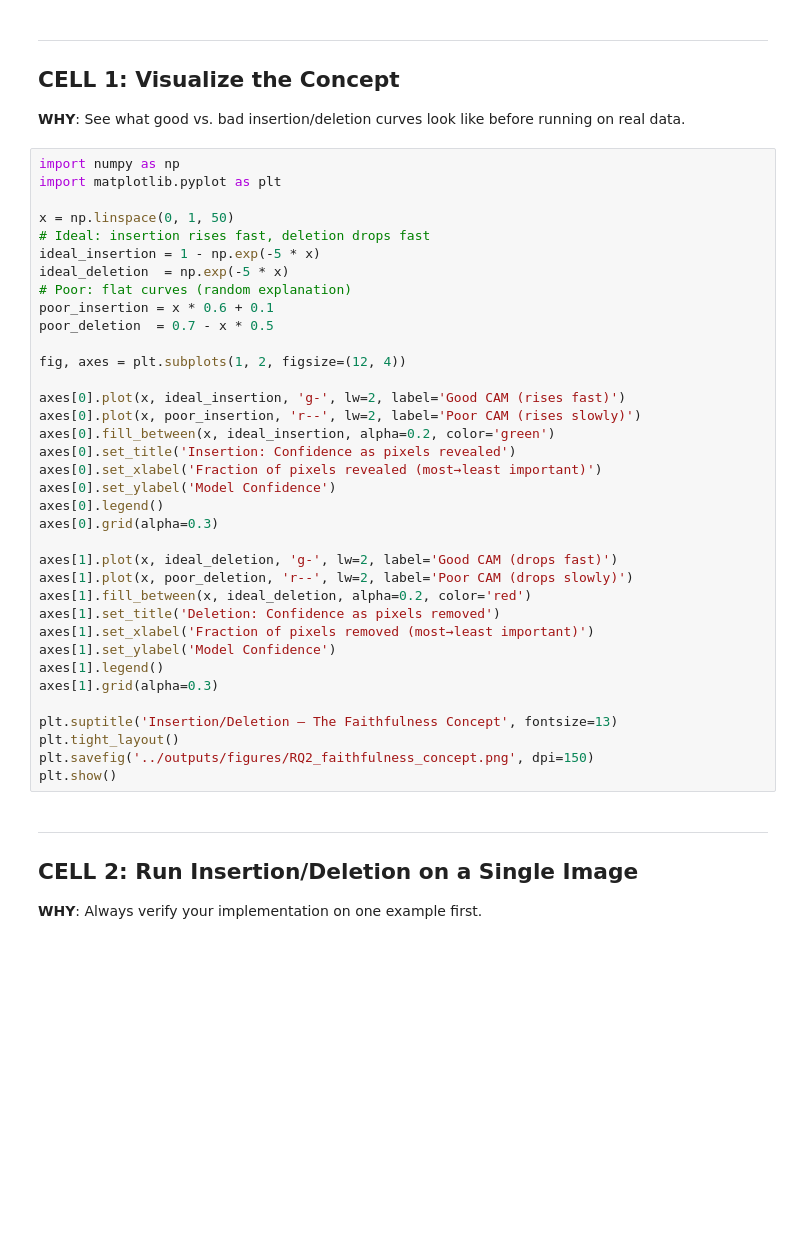
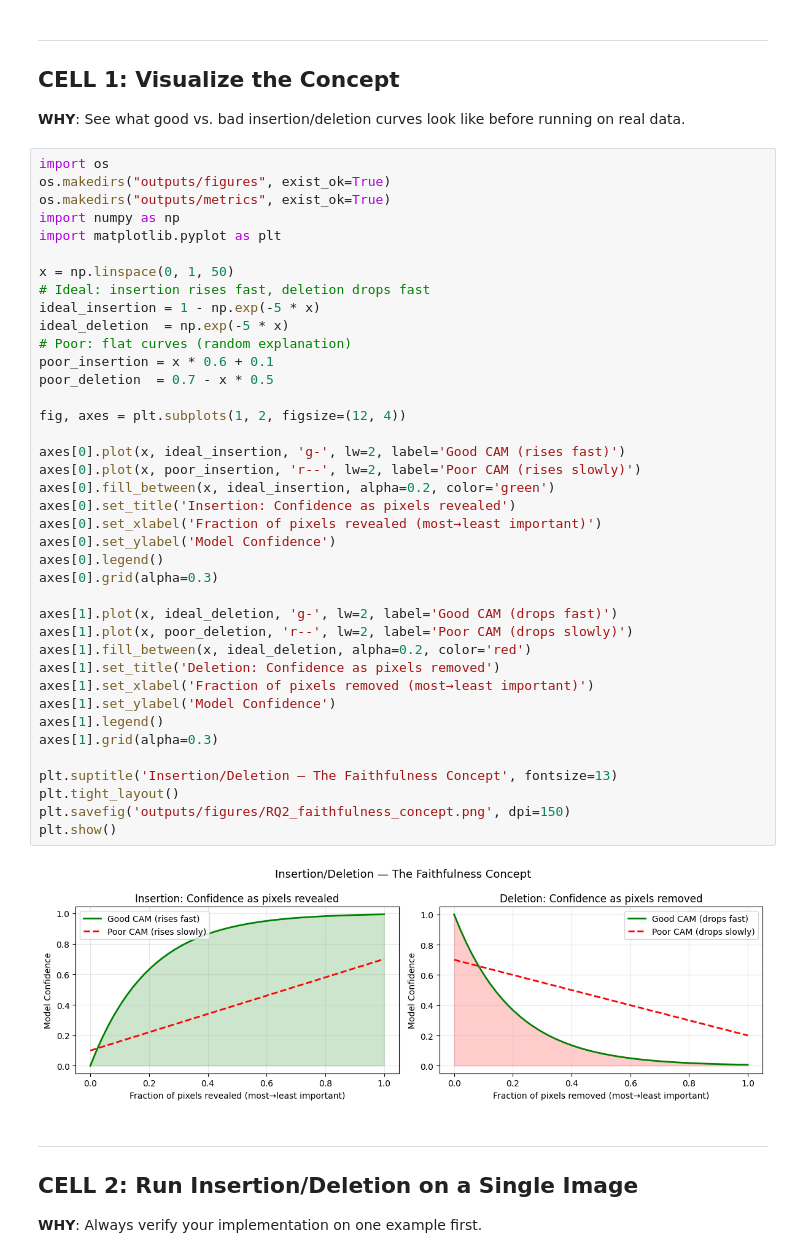
Before and after one commit to saiyudhaplhaomega/Skin_Lesion_Classification_frontend, a Jupyter notebook: notebooks/RQ2_faithfulness.ipynb, the cells around one changed output. Saved outputs shown, nothing was run; the diff lists cells and outputs as text; blank space fills up the shorter version.

```diff
--- a/notebooks/RQ2_faithfulness.ipynb
+++ b/notebooks/RQ2_faithfulness.ipynb
@@ -77,6 +86,9 @@ The model might actually use color, texture, or image artifacts to decide.
 
 **WHY**: See what good vs. bad insertion/deletion curves look like before running on real data.
 # %%
+import os
+os.makedirs("outputs/figures", exist_ok=True)
+os.makedirs("outputs/metrics", exist_ok=True)
 import numpy as np
 import matplotlib.pyplot as plt
 
@@ -84,34 +96,36 @@ x = np.linspace(0, 1, 50)
 # Ideal: insertion rises fast, deletion drops fast
 ideal_insertion = 1 - np.exp(-5 * x)
 ideal_deletion  = np.exp(-5 * x)
 # Poor: flat curves (random explanation)
 poor_insertion = x * 0.6 + 0.1
 poor_deletion  = 0.7 - x * 0.5
 
 fig, axes = plt.subplots(1, 2, figsize=(12, 4))
 
 axes[0].plot(x, ideal_insertion, 'g-', lw=2, label='Good CAM (rises fast)')
 axes[0].plot(x, poor_insertion, 'r--', lw=2, label='Poor CAM (rises slowly)')
 axes[0].fill_between(x, ideal_insertion, alpha=0.2, color='green')
 axes[0].set_title('Insertion: Confidence as pixels revealed')
 axes[0].set_xlabel('Fraction of pixels revealed (most→least important)')
 axes[0].set_ylabel('Model Confidence')
 axes[0].legend()
 axes[0].grid(alpha=0.3)
 
 axes[1].plot(x, ideal_deletion, 'g-', lw=2, label='Good CAM (drops fast)')
 axes[1].plot(x, poor_deletion, 'r--', lw=2, label='Poor CAM (drops slowly)')
 axes[1].fill_between(x, ideal_deletion, alpha=0.2, color='red')
 axes[1].set_title('Deletion: Confidence as pixels removed')
 axes[1].set_xlabel('Fraction of pixels removed (most→least important)')
 axes[1].set_ylabel('Model Confidence')
 axes[1].legend()
 axes[1].grid(alpha=0.3)
 
 plt.suptitle('Insertion/Deletion — The Faithfulness Concept', fontsize=13)
 plt.tight_layout()
-plt.savefig('../outputs/figures/RQ2_faithfulness_concept.png', dpi=150)
+plt.savefig('outputs/figures/RQ2_faithfulness_concept.png', dpi=150)
 plt.show()
+# %% [output]
+[figure, added]
 # %% [markdown]
 ---
 
```
Also changed, not shown: parts of 6 cells of this notebook, 29 other files.
